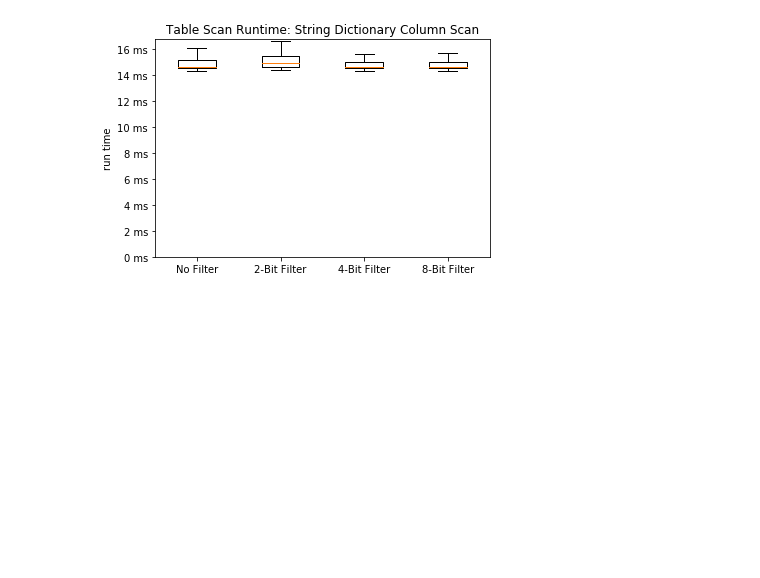
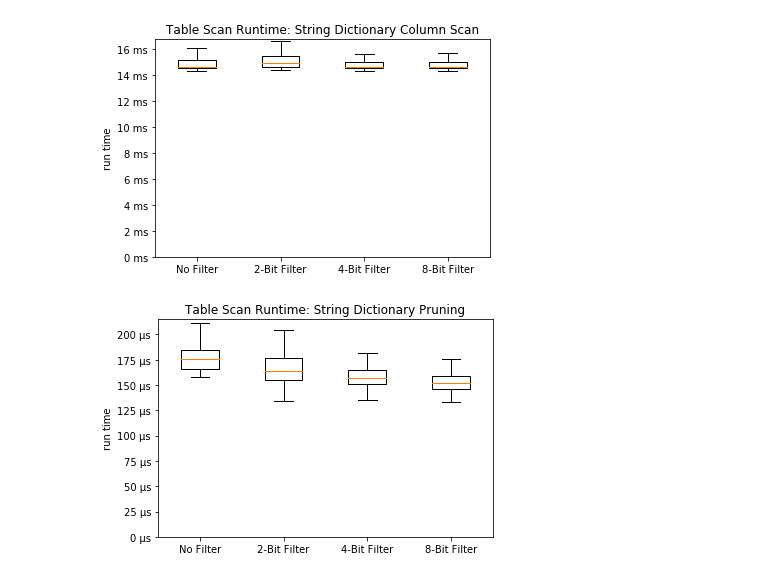
Before and after one commit to ArneMayer/MasterarbeitJupyter, a Jupyter notebook: custom_bench_evaluation.ipynb, the cells around one changed output. Cells and saved outputs as stored; diff of their text form; code cells hidden in the pictures; blank space fills up the shorter version.

Commit message:
units

```diff
--- a/custom_bench_evaluation.ipynb
+++ b/custom_bench_evaluation.ipynb
@@ -12,8 +12,14 @@ def milliseconds(x, pos):
     'The two args are the value and tick position'
     return '%i ms' % (x*1e-3)
 
-def boxplot(title, data, labels):
-    formatter = FuncFormatter(milliseconds)
+def boxplot(title, data, labels, unit='milli'):
+    formatter = FuncFormatter(microseconds)
+    if unit == 'milli':
+        formatter = FuncFormatter(milliseconds)
+    elif unit == 'micro':
+        formatter = FuncFormatter(microseconds)
+    else:
+        print('unknown unit')
     fig, ax = plt.subplots()
     ax.yaxis.set_major_formatter(formatter)
     plt.boxplot(data, labels=labels, showfliers=False)
@@ -129,3 +135,14 @@ labels = ['No Filter', '2-Bit Filter', '4-Bit Filter', '8-Bit Filter']
 boxplot('Table Scan Runtime: String Dictionary Column Scan', plot_data, labels)
 # %% [output]
 [figure]
+# %%
+data = get_data()
+series0 = select(data, data_type='string', pruning_rate=1.0, remainder_size=0, dictionary=1, btree=0, art=0)
+series2 = select(data, data_type='string', pruning_rate=1.0, remainder_size=2, dictionary=1, btree=0, art=0)
+series4 = select(data, data_type='string', pruning_rate=1.0, remainder_size=4, dictionary=1, btree=0, art=0)
+series8 = select(data, data_type='string', pruning_rate=1.0, remainder_size=8, dictionary=1, btree=0, art=0)
+plot_data = [series0, series2, series4, series8]
+labels = ['No Filter', '2-Bit Filter', '4-Bit Filter', '8-Bit Filter']
+boxplot('Table Scan Runtime: String Dictionary Pruning', plot_data, labels, unit='micro')
+# %% [output]
+[figure, added]
```
Also changed, not shown: parts of 1 cell of this notebook, 4 other files.
